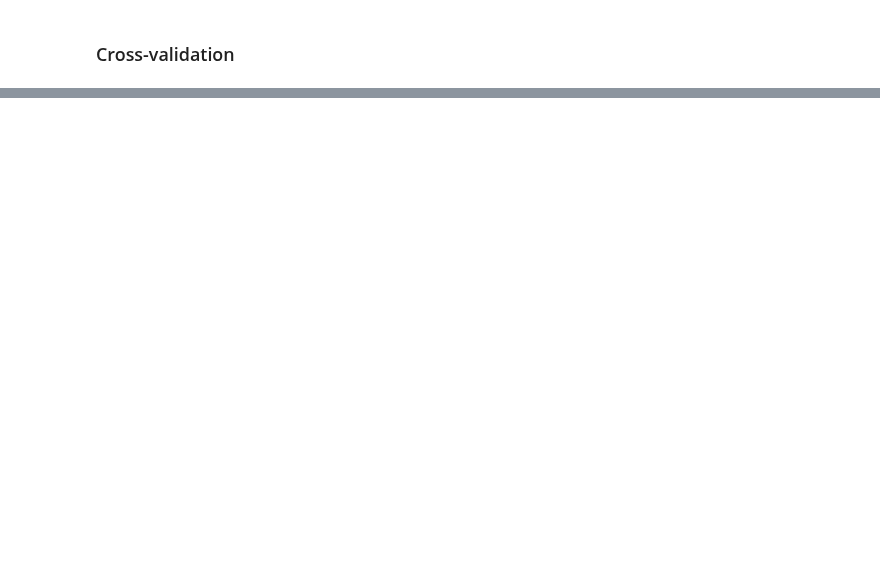
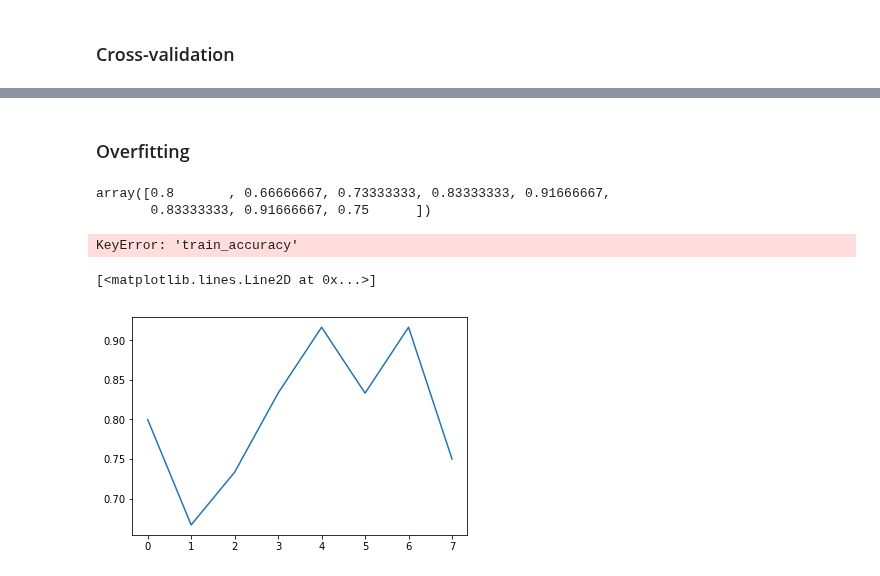
Before and after one commit to hgit2/IAproject, a Jupyter notebook: Projet_IA_clustering_classification_hana.ipynb, the cells around one changed output, grey strips where cells are left out. Drawn from its saved outputs; the diff is of its cells as text; code cells hidden in the pictures; blank space fills up the shorter version.

```diff
--- a/Projet_IA_clustering_classification_hana.ipynb
+++ b/Projet_IA_clustering_classification_hana.ipynb
@@ -842,0 +840,5 @@ cross_validate(model, sort_datatri, classes)
+# %%
+#version finale
+scoring = ['accuracy', 'precision_macro', 'precision_weighted', 'recall_macro', 'recall_weighted', 'f1_macro', 'f1_weighted']
+cv = StratifiedKFold(n_splits=8, random_state=10, shuffle=True) # n_split=nombre d'échantillons, random_state=fixe la graine
+scores = cross_validate(model, sort_datatri, classes, scoring=scoring, cv=cv, return_train_score=False) #on ne veut pas le score sur le jeu d'apprentissage
@@ -842,0 +866,18 @@ cross_validate(model, sort_datatri, classes)
+# %% [markdown]
+### Overfitting
+# %%
+scores['test_accuracy']
+# %% [output]
+array([0.8       , 0.66666667, 0.73333333, 0.83333333, 0.91666667,
+       0.83333333, 0.91666667, 0.75      ])
+# %%
+scores['train_accuracy']
+# %% [output]
+KeyError: 'train_accuracy'
+# %%
+import matplotlib.pyplot as plt
+plt.plot(scores['test_accuracy'])
+#plt.plot(scores['train_accuracy'])
+# %% [output]
+[<matplotlib.lines.Line2D at 0x...>]
+[figure, added]
```
Also changed, not shown: parts of 23 cells of this notebook.
